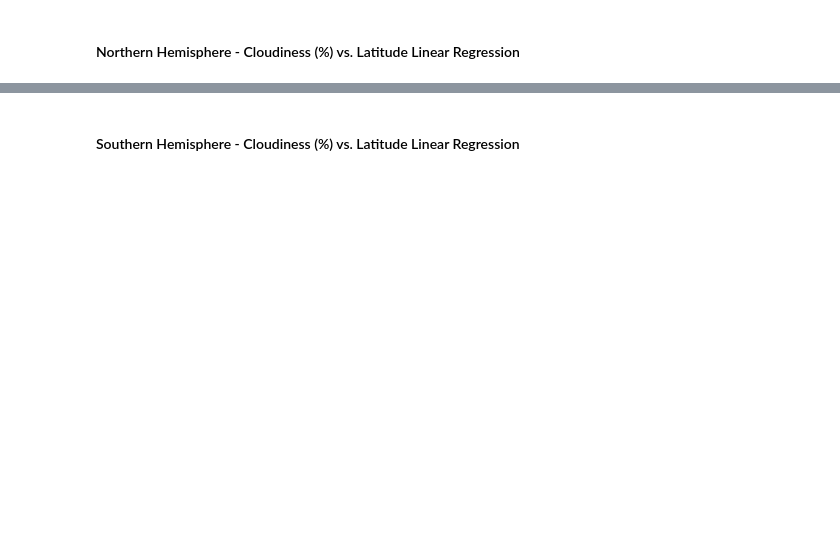
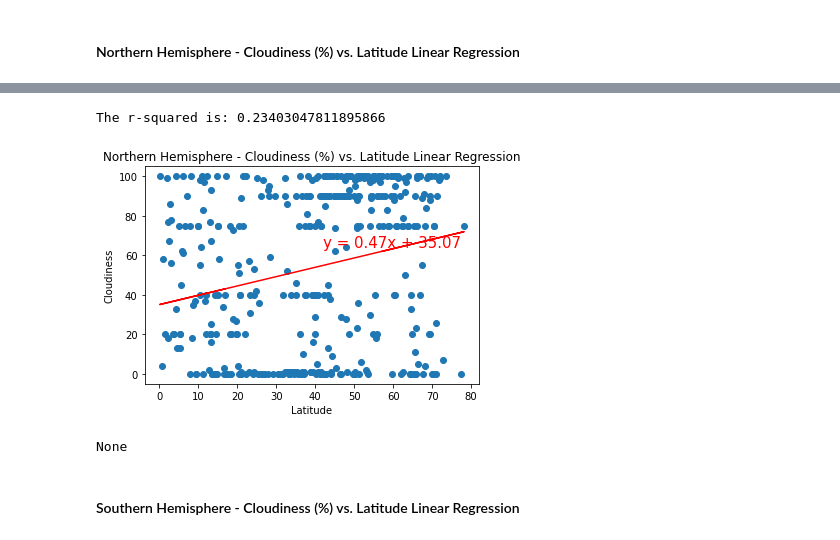
Before and after one commit to KGore12/python-api-challenge, a Jupyter notebook: WeatherPy/WeatherPy.ipynb, the cells around one changed output, grey strips where cells are left out. Saved outputs shown, nothing was run; the diff lists cells and outputs as text; code cells hidden in the pictures; blank space fills up the shorter version.

```diff
--- a/WeatherPy/WeatherPy.ipynb
+++ b/WeatherPy/WeatherPy.ipynb
@@ -343,2 +339,14 @@ The r-value is: 0.0020898727664228514
+# %%
+# Label x and y values of plot and print result for Northern Hemisphere - Cloudiness (%) vs. Latitude Linear Regression
+
+plt.title("Northern Hemisphere - Cloudiness (%) vs. Latitude Linear Regression")
+x_values = northern_hem_df["Lat"]
+y_values = northern_hem_df["Cloudiness"]
+plt.ylabel("Cloudiness")
+print(linear_reg_plot(x_values,y_values))
+# %% [output]
+The r-squared is: 0.23403047811895866
+[figure, added]
+None
 # %% [markdown]
 ####  Southern Hemisphere - Cloudiness (%) vs. Latitude Linear Regression
```
Also changed, not shown: parts of 10 cells of this notebook.
